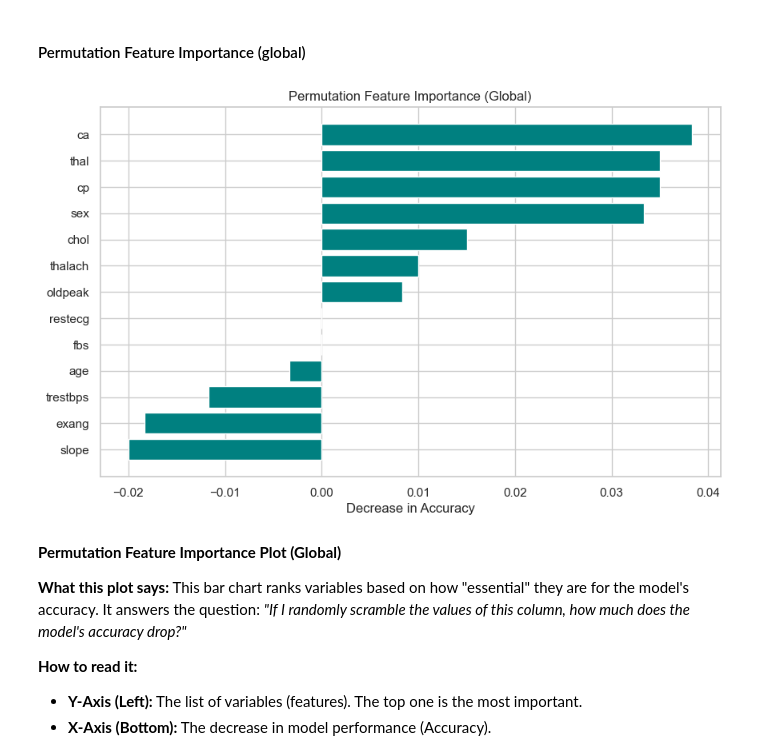
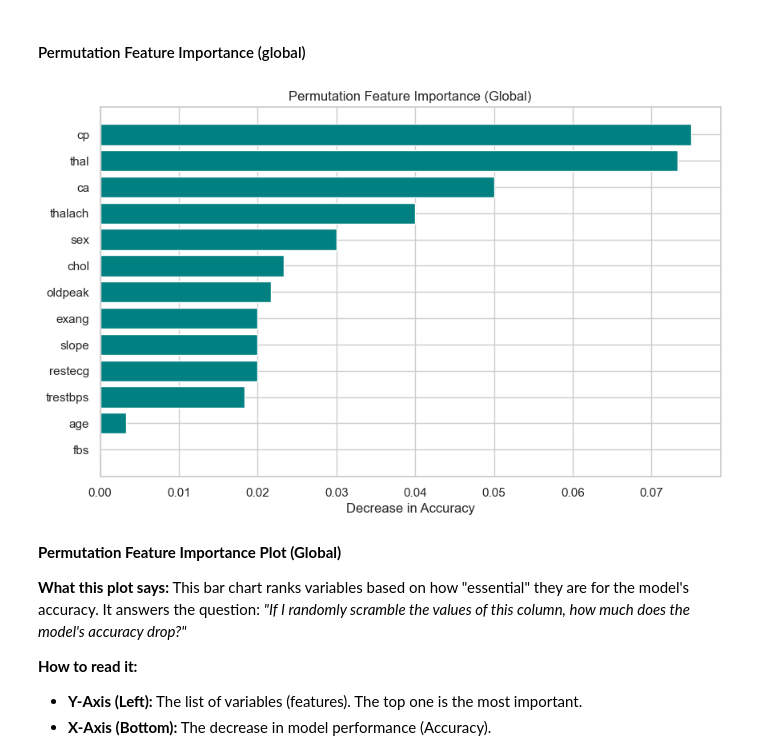
Before and after one commit to NaroaIpar/Cleveland-Heart-Disease-Predictive-Modeling-Clinical-Interpretability, a Jupyter notebook: Heart_disease_cleveland.ipynb, the cells around one changed output. Saved outputs shown, nothing was run; the diff lists cells and outputs as text; code cells hidden in the pictures.

```diff
--- a/Heart_disease_cleveland.ipynb
+++ b/Heart_disease_cleveland.ipynb
@@ -1187,21 +1210,22 @@ While our Logistic Regression model offers inherent transparency via coefficient
 #### Permutation Feature Importance (global)
 # %%
 # This measures global importance
+rf_best = gs_rf.best_estimator_
 perm_importance = permutation_importance(rf_best, X_test, y_test, n_repeats=10, random_state=42)
 
 # Create a DataFrame for visualization
 features = X.columns
 importances = perm_importance.importances_mean
 indices = importances.argsort()
 
 plt.figure(figsize=(10, 6))
 plt.title('Permutation Feature Importance (Global)')
 plt.barh(range(len(indices)), importances[indices], color='teal', align='center')
 plt.yticks(range(len(indices)), [features[i] for i in indices])
 plt.xlabel('Decrease in Accuracy')
 plt.show()
 # %% [output]
-[figure, old version]
+[figure, new version]
 # %% [markdown]
 **Permutation Feature Importance Plot (Global)**
 
```
Also changed, not shown: parts of 7 cells of this notebook, 3 other files.
